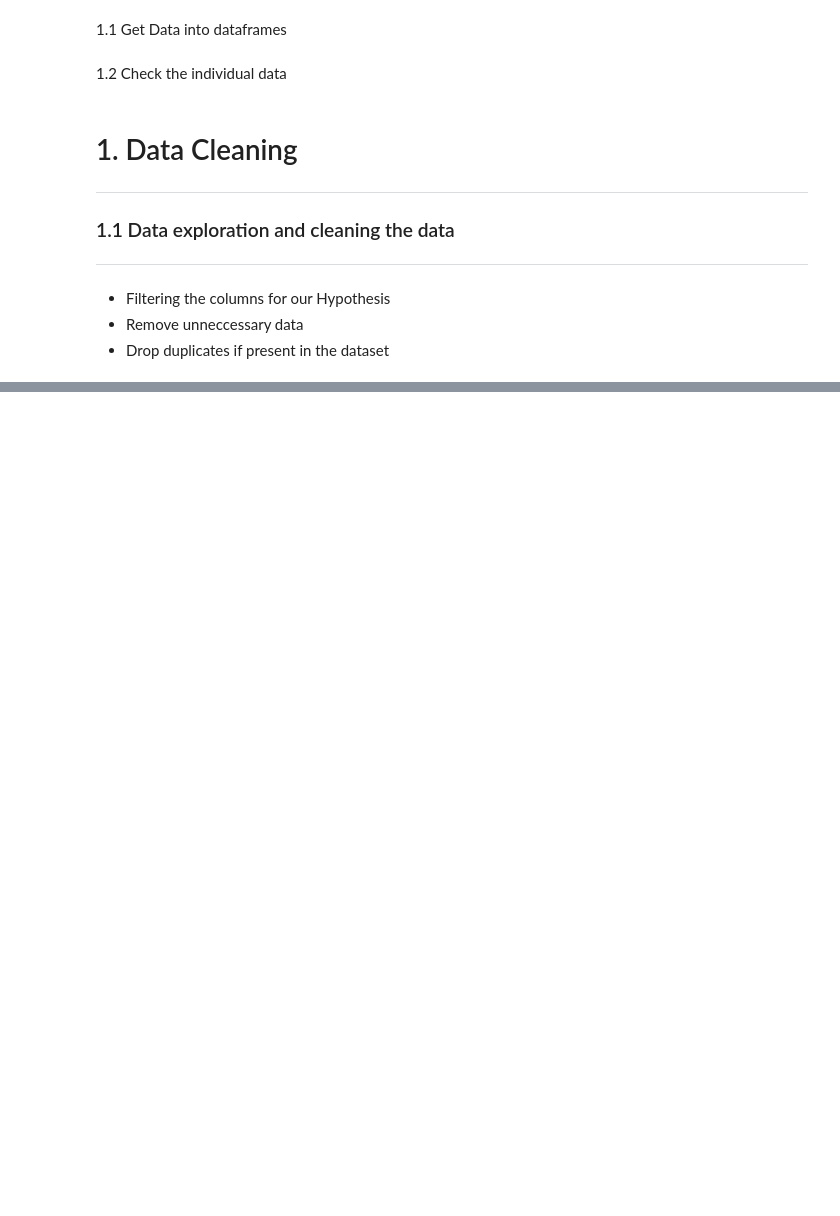
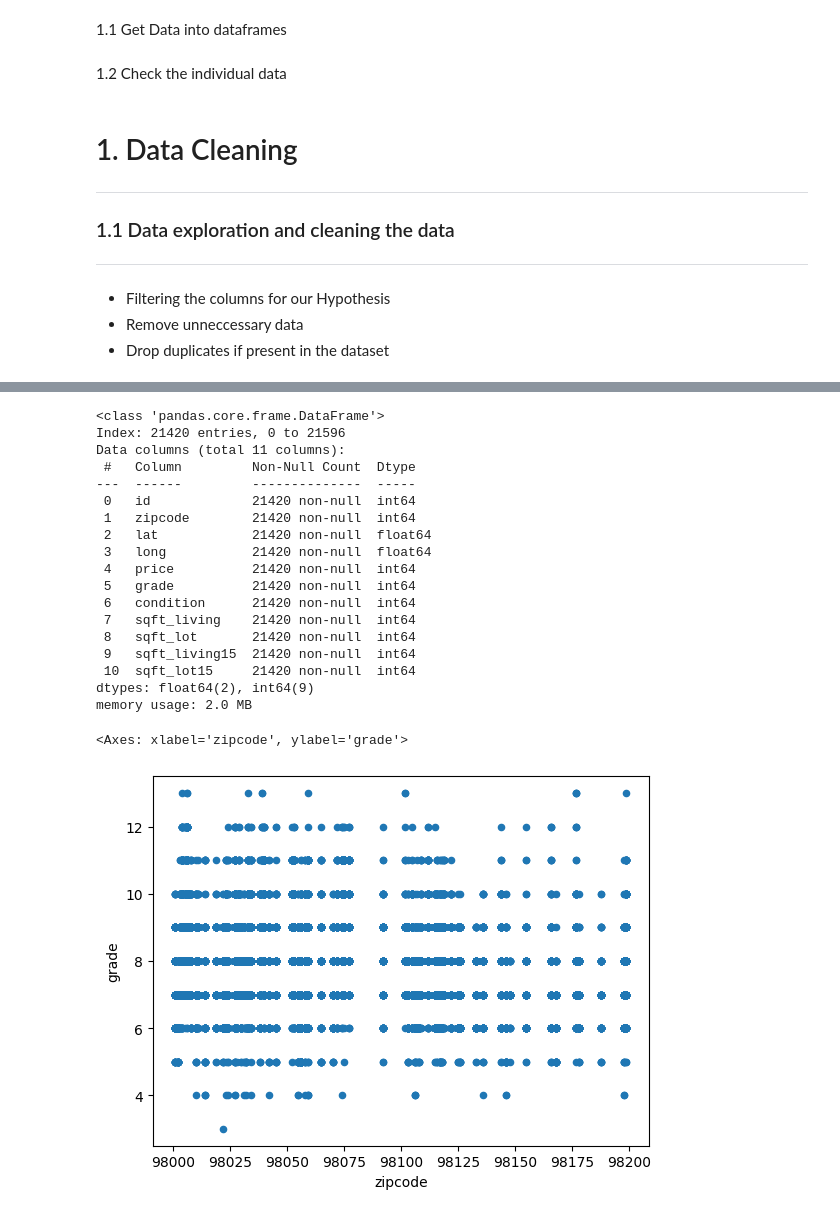
Before and after one commit to vaibhavredekar/ds-eda-project, a Jupyter notebook: eda_project_implementation.ipynb, the cells around one changed output, grey strips where cells are left out. Drawn from its saved outputs; the diff is of its cells as text; code cells hidden in the pictures; blank space fills up the shorter version.

```diff
--- a/eda_project_implementation.ipynb
+++ b/eda_project_implementation.ipynb
@@ -329,0 +361,33 @@ print(df, type(df))
+# %%
+from eda_data_cleaning import DataCleaning
+from eda_hypothesis import Hypothesis3 , Hypothesis
+
+ob_hy3 = Hypothesis3()
+# ob_hy3.vis_all_columns()
+df_h3 = ob_hy3.selective_df.copy()
+# %%
+# Got the data for the hypothesis - 3
+df_h3.head()
+df_h3.info()
+df_h3.plot(kind='scatter',x='zipcode',y='grade')
+# %% [output]
+<class 'pandas.core.frame.DataFrame'>
+Index: 21420 entries, 0 to 21596
+Data columns (total 11 columns):
+ #   Column         Non-Null Count  Dtype
+---  ------         --------------  -----
+ 0   id             21420 non-null  int64
+ 1   zipcode        21420 non-null  int64
+ 2   lat            21420 non-null  float64
+ 3   long           21420 non-null  float64
+ 4   price          21420 non-null  int64
+ 5   grade          21420 non-null  int64
+ 6   condition      21420 non-null  int64
+ 7   sqft_living    21420 non-null  int64
+ 8   sqft_lot       21420 non-null  int64
+ 9   sqft_living15  21420 non-null  int64
+ 10  sqft_lot15     21420 non-null  int64
+dtypes: float64(2), int64(9)
+memory usage: 2.0 MB
+<Axes: xlabel='zipcode', ylabel='grade'>
+[figure, added]
```
Also changed, not shown: parts of 6 cells of this notebook, 4 other files.
